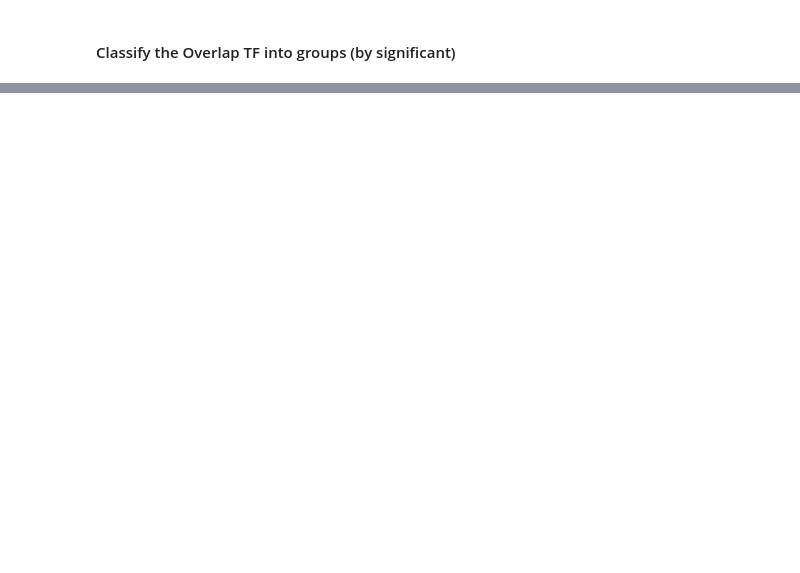
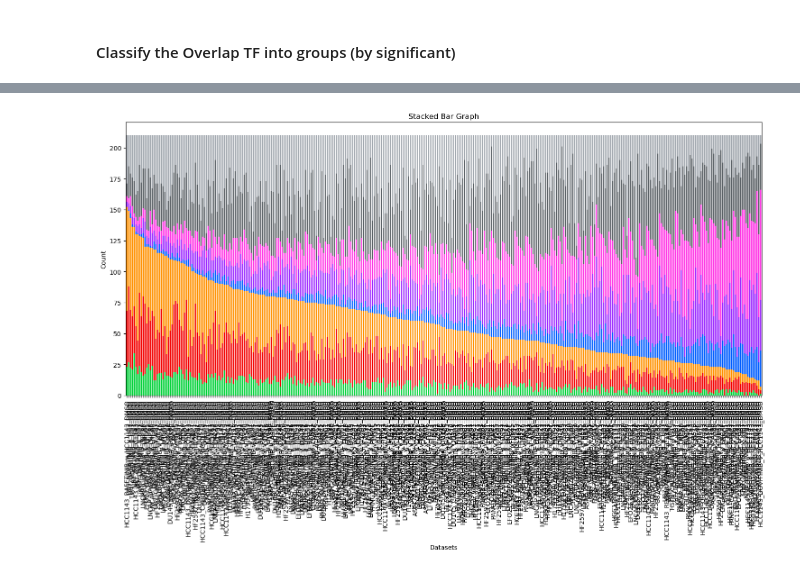
Before and after one commit to hengkp/collectri_v_dorothea, a Jupyter notebook: 08_October 20, 2023_TF classes for GSE186341.ipynb, the cells around one changed output, grey strips where cells are left out. Drawn from its saved outputs; the diff is of its cells as text; code cells hidden in the pictures; blank space fills up the shorter version.

```diff
--- a/08_October 20, 2023_TF classes for GSE186341.ipynb
+++ b/08_October 20, 2023_TF classes for GSE186341.ipynb
@@ -1924,0 +418,8 @@ Group 8 - Wilcoxon Test P-value: 0.6837
+# %%
+# Summarize count of classes on each sample
+df_classes_summary = df_classes.apply(lambda row: row.value_counts(), axis=1).fillna(0).astype(int)
+
+# Reorder columns from 1 to 8 and fill missing columns with zeros
+df_classes_summary = df_classes_summary.reindex(columns=range(1, 9), fill_value=0)
+
+df_classes_summary
@@ -1924,0 +440,22 @@ Group 8 - Wilcoxon Test P-value: 0.6837
+# %%
+# Sort the rows by class values
+# df_classes_summary_sorted = df_classes_summary.sort_values(by=list(df_classes_summary.columns), ascending=False)
+# df_classes_summary_sorted = df_classes_summary.sort_values(by=list(df_classes_summary.columns[::-1]), ascending=False)
+
+# Create temporary columns for the sum of each group
+df_classes_summary['m1_sum'] = df_classes_summary[[1, 2, 3]].sum(axis=1)
+df_classes_summary['m2_sum'] = df_classes_summary[[4, 5, 6]].sum(axis=1)
+df_classes_summary['m3_sum'] = df_classes_summary[[7, 8]].sum(axis=1)
+
+# Sort by these temporary columns
+df_classes_summary_sorted = df_classes_summary.sort_values(by=['m1_sum', 'm2_sum', 'm3_sum'], ascending=False)
+
+# Drop the temporary columns
+df_classes_summary_sorted = df_classes_summary_sorted.drop(['m1_sum', 'm2_sum', 'm3_sum'], axis=1)
+
+# Reorder the rows based on the index of df_classes_summary_sorted
+df_collectri_acts_filtered_sorted = df_collectri_acts_filtered.loc[df_classes_summary_sorted.index]
+df_dorothea_acts_filtered_sorted = df_dorothea_acts_filtered.loc[df_classes_summary_sorted.index]
+df_classes_sorted = df_classes.loc[df_classes_summary_sorted.index]
+
+df_classes_summary_sorted
@@ -1924,0 +538,16 @@ Group 8 - Wilcoxon Test P-value: 0.6837
+# %%
+# Given color map
+cmap = ["#00d138","#f30000","#ff9100","#005dff","#9d2bff","#ff35e5","#5d6368","#a3a9b0"]
+
+# Plotting the stacked bar graph
+ax = df_classes_summary_sorted.plot(kind='bar', stacked=True, figsize=(15, 10), width=0.8, color=cmap, legend=False)
+
+# Setting some additional attributes to make the graph more readable
+ax.set_title("Stacked Bar Graph")
+ax.set_ylabel("Count")
+ax.set_xlabel("Datasets")
+
+plt.tight_layout()
+plt.show()
+# %% [output]
+[figure, added]
```
Also changed, not shown: parts of 143 cells of this notebook, 9 other files.
